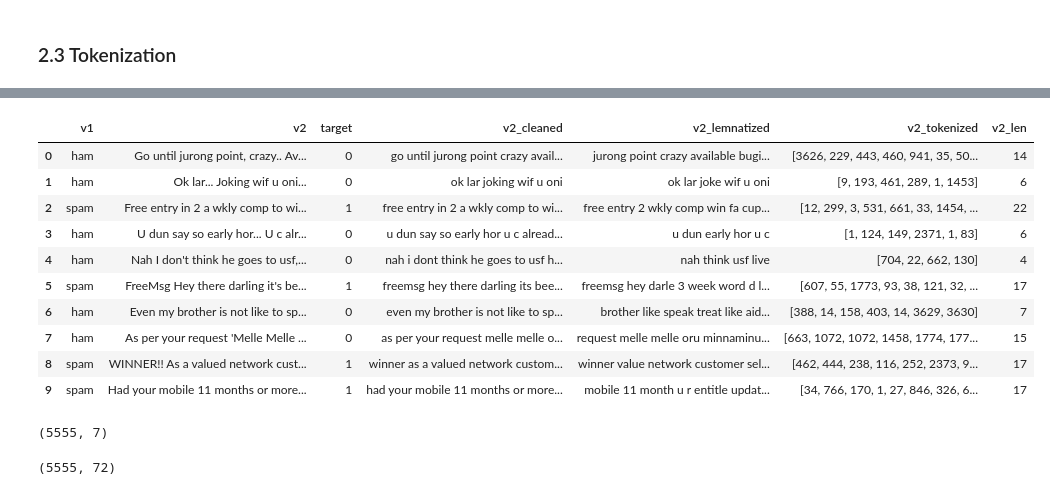
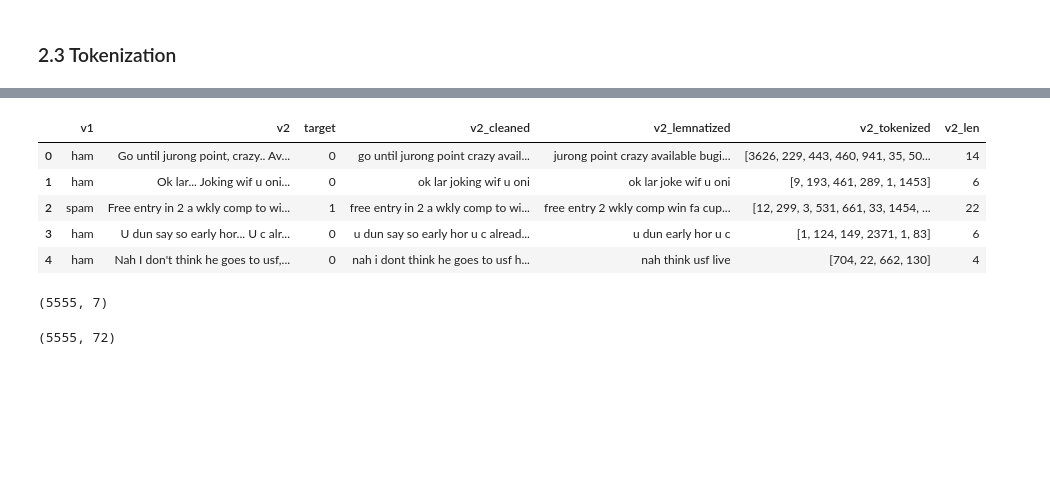
Before and after one commit to hicham-mrani/Block4_Predictive-analysis-of-unstructured-data-using-artificial-intelligence, a Jupyter notebook: AT&T_spam_detector.ipynb, the cells around one changed output, grey strips where cells are left out. Saved outputs shown, nothing was run; the diff lists cells and outputs as text; code cells hidden in the pictures; blank space fills up the shorter version.

```diff
--- a/AT&T_spam_detector.ipynb
+++ b/AT&T_spam_detector.ipynb
@@ -140,22 +129,17 @@ df.head(30)
 # %%
 df["v2_len"] = df["v2_tokenized"].apply(lambda x: len(x))
 
 # remove empty text
 df = df[df["v2_len"]!=0]
-display(df.head(10))
+display(df.head())
 df.shape
 # %% [output]
 |  | v1 | v2 | target | v2_cleaned | v2_lemnatized | v2_tokenized | v2_len |
 | 0 | ham | Go until jurong point, crazy.. Av... | 0 | go until jurong point crazy avail... | jurong point crazy available bugi... | [3626, 229, 443, 460, 941, 35, 50... | 14 |
 | 1 | ham | Ok lar... Joking wif u oni... | 0 | ok lar joking wif u oni | ok lar joke wif u oni | [9, 193, 461, 289, 1, 1453] | 6 |
 | 2 | spam | Free entry in 2 a wkly comp to wi... | 1 | free entry in 2 a wkly comp to wi... | free entry 2 wkly comp win fa cup... | [12, 299, 3, 531, 661, 33, 1454, ... | 22 |
 | 3 | ham | U dun say so early hor... U c alr... | 0 | u dun say so early hor u c alread... | u dun early hor u c | [1, 124, 149, 2371, 1, 83] | 6 |
 | 4 | ham | Nah I don't think he goes to usf,... | 0 | nah i dont think he goes to usf h... | nah think usf live | [704, 22, 662, 130] | 4 |
-| 5 | spam | FreeMsg Hey there darling it's be... | 1 | freemsg hey there darling its bee... | freemsg hey darle 3 week word d l... | [607, 55, 1773, 93, 38, 121, 32, ... | 17 |
-| 6 | ham | Even my brother is not like to sp... | 0 | even my brother is not like to sp... | brother like speak treat like aid... | [388, 14, 158, 403, 14, 3629, 3630] | 7 |
-| 7 | ham | As per your request 'Melle Melle ... | 0 | as per your request melle melle o... | request melle melle oru minnaminu... | [663, 1072, 1072, 1458, 1774, 177... | 15 |
-| 8 | spam | WINNER!! As a valued network cust... | 1 | winner as a valued network custom... | winner value network customer sel... | [462, 444, 238, 116, 252, 2373, 9... | 17 |
-| 9 | spam | Had your mobile 11 months or more... | 1 | had your mobile 11 months or more... | mobile 11 month u r entitle updat... | [34, 766, 170, 1, 27, 846, 326, 6... | 17 |
 (5555, 7)
 # %%
 # Par défaut le pading se fait sur la séquence la plus longue
```
Also changed, not shown: parts of 11 cells of this notebook, 1 other file.
